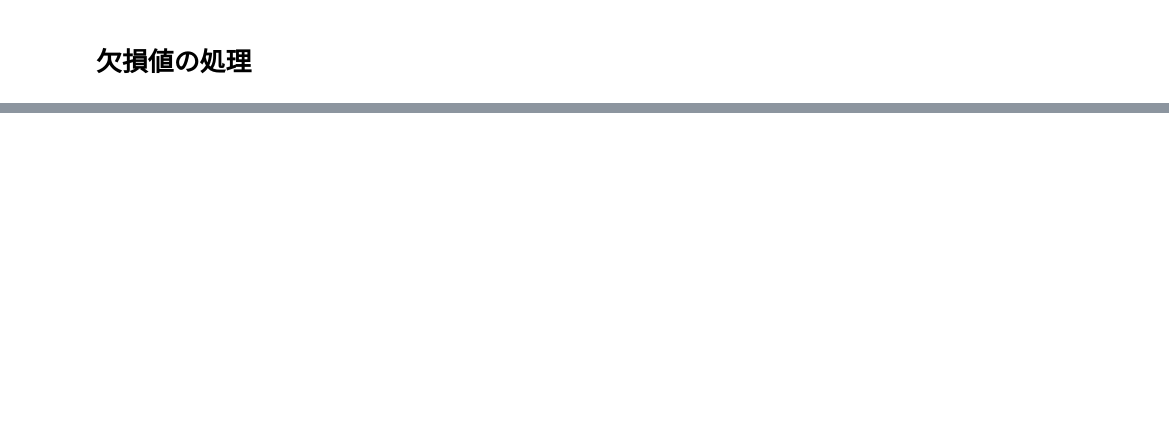
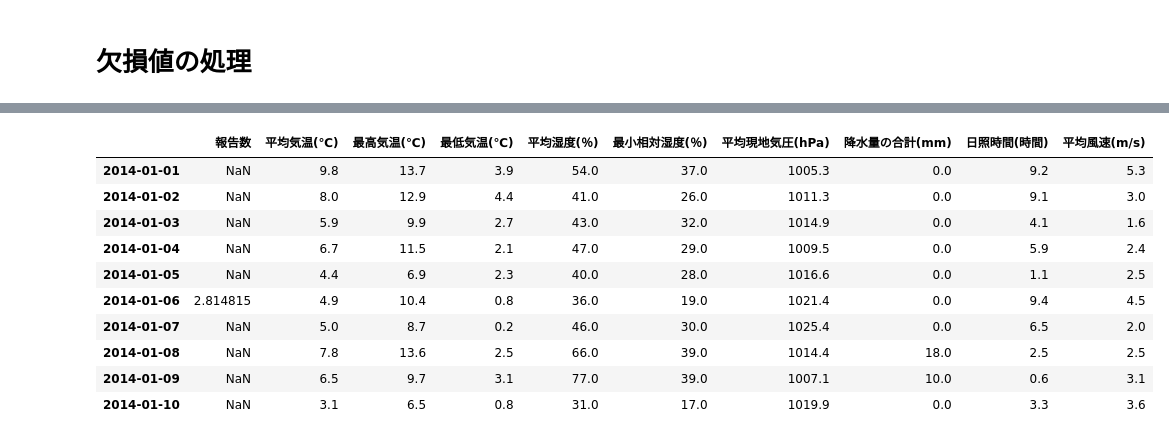
Before and after one commit to terapyon/scsk-oss-x-users-meeting-19, a Jupyter notebook: 2-data-handling.ipynb, the cells around one changed output, grey strips where cells are left out. Cells and saved outputs as stored; diff of their text form; code cells hidden in the pictures; blank space fills up the shorter version.

```diff
--- a/2-data-handling.ipynb
+++ b/2-data-handling.ipynb
@@ -481,2 +501,4 @@ df.head()
 # %% [markdown]
 # 欠損値の処理
+# %%
+df = df.loc["2014-01-01":"2016-12-31", :]
@@ -482,0 +509,14 @@ df.head()
+# %%
+df.head(10)
+# %% [output]
+|  | 報告数 | 平均気温(℃) | 最高気温(℃) | 最低気温(℃) | 平均湿度(％) | 最小相対湿度(％) | 平均現地気圧(hPa) | 降水量の合計(mm) | 日照時間(時間) | 平均風速(m/s) |
+| 2014-01-01 | NaN | 9.8 | 13.7 | 3.9 | 54.0 | 37.0 | 1005.3 | 0.0 | 9.2 | 5.3 |
+| 2014-01-02 | NaN | 8.0 | 12.9 | 4.4 | 41.0 | 26.0 | 1011.3 | 0.0 | 9.1 | 3.0 |
+| 2014-01-03 | NaN | 5.9 | 9.9 | 2.7 | 43.0 | 32.0 | 1014.9 | 0.0 | 4.1 | 1.6 |
+| 2014-01-04 | NaN | 6.7 | 11.5 | 2.1 | 47.0 | 29.0 | 1009.5 | 0.0 | 5.9 | 2.4 |
+| 2014-01-05 | NaN | 4.4 | 6.9 | 2.3 | 40.0 | 28.0 | 1016.6 | 0.0 | 1.1 | 2.5 |
+| 2014-01-06 | 2.814815 | 4.9 | 10.4 | 0.8 | 36.0 | 19.0 | 1021.4 | 0.0 | 9.4 | 4.5 |
+| 2014-01-07 | NaN | 5.0 | 8.7 | 0.2 | 46.0 | 30.0 | 1025.4 | 0.0 | 6.5 | 2.0 |
+| 2014-01-08 | NaN | 7.8 | 13.6 | 2.5 | 66.0 | 39.0 | 1014.4 | 18.0 | 2.5 | 2.5 |
+| 2014-01-09 | NaN | 6.5 | 9.7 | 3.1 | 77.0 | 39.0 | 1007.1 | 10.0 | 0.6 | 3.1 |
+| 2014-01-10 | NaN | 3.1 | 6.5 | 0.8 | 31.0 | 17.0 | 1019.9 | 0.0 | 3.3 | 3.6 |
```
Also changed, not shown: parts of 9 cells of this notebook, 2 other files.
